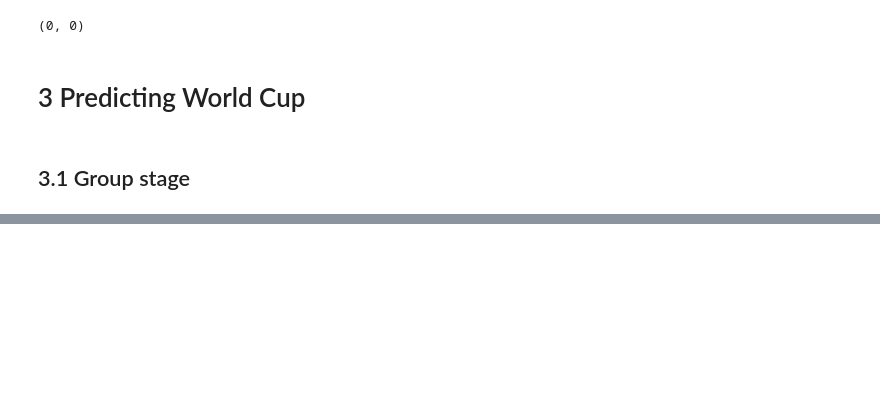
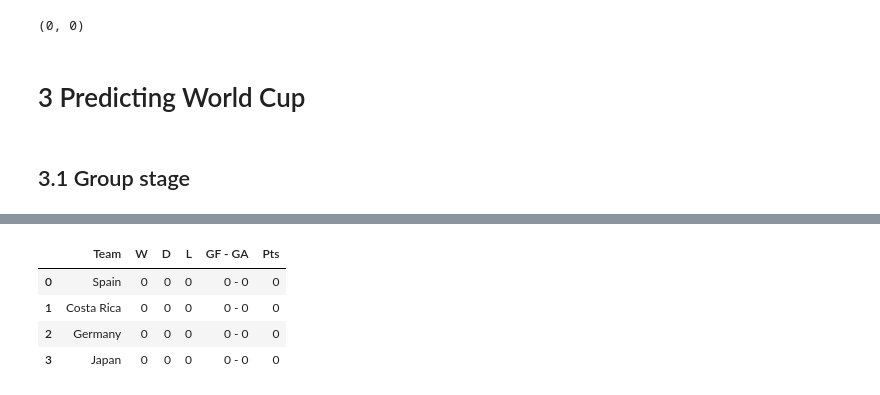
Before and after one commit to langsari/data-science-with-python-2022, a Jupyter notebook: dataset/T.kholed/football world Cup2022.ipynb, the cells around one changed output, grey strips where cells are left out. Saved outputs shown, nothing was run; the diff lists cells and outputs as text; code cells hidden in the pictures; blank space fills up the shorter version.

```diff
--- a/dataset/T.kholed/football world Cup2022.ipynb
+++ b/dataset/T.kholed/football world Cup2022.ipynb
@@ -126,0 +136,8 @@ TypeError: list indices must be integers or slices, not DataFrame
+# %%
+dict_table[6]
+# %% [output]
+|  | Team | W | D | L | GF - GA | Pts |
+| 0 | Spain | 0 | 0 | 0 | 0 - 0 | 0 |
+| 1 | Costa Rica | 0 | 0 | 0 | 0 - 0 | 0 |
+| 2 | Germany | 0 | 0 | 0 | 0 - 0 | 0 |
+| 3 | Japan | 0 | 0 | 0 | 0 - 0 | 0 |
```
Also changed, not shown: parts of 14 cells of this notebook.
